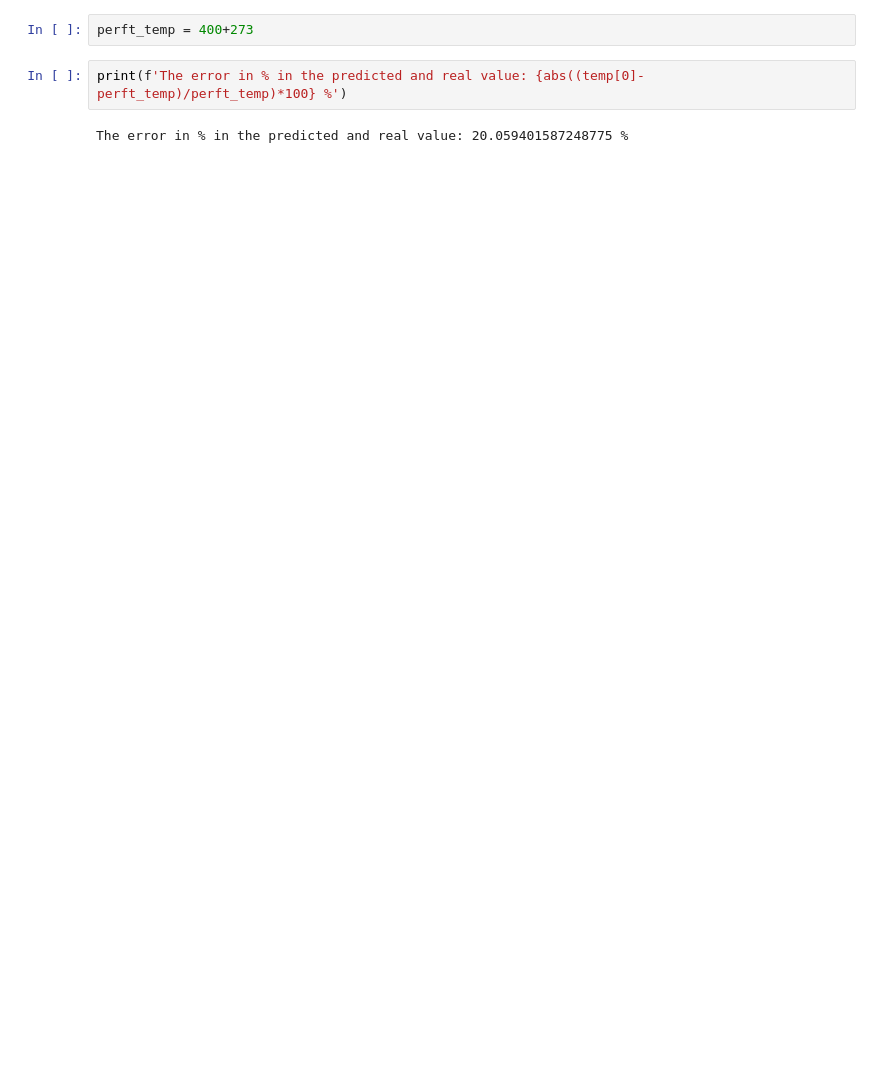
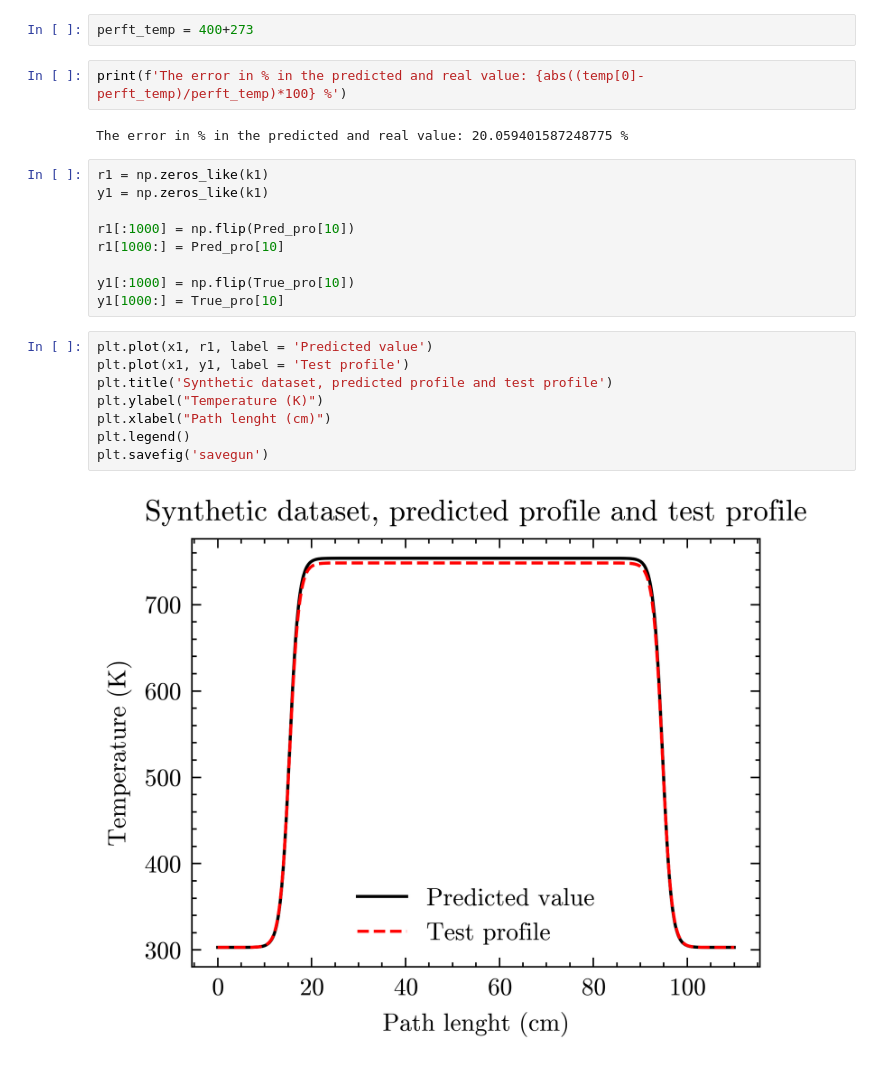
Before and after one commit to CaffineAddic/Flame_dianostics-temperature_profile_estimation_using_ML, a Jupyter notebook: FINAL_VISUAL/FINAL_DEATH/Testing_accu_ICM_noisy.ipynb, the cells around one changed output. Drawn from its saved outputs; the diff is of its cells as text; blank space fills up the shorter version.

```diff
--- a/FINAL_VISUAL/FINAL_DEATH/Testing_accu_ICM_noisy.ipynb
+++ b/FINAL_VISUAL/FINAL_DEATH/Testing_accu_ICM_noisy.ipynb
@@ -152,3 +175,22 @@ perft_temp = 400+273
 print(f'The error in % in the predicted and real value: {abs((temp[0]-perft_temp)/perft_temp)*100} %')
 # %% [output]
 The error in % in the predicted and real value: 20.059401587248775 %
+# %%
+r1 = np.zeros_like(k1)
+y1 = np.zeros_like(k1)
+
+r1[:1000] = np.flip(Pred_pro[10])
+r1[1000:] = Pred_pro[10]
+
+y1[:1000] = np.flip(True_pro[10])
+y1[1000:] = True_pro[10]
+# %%
+plt.plot(x1, r1, label = 'Predicted value')
+plt.plot(x1, y1, label = 'Test profile')
+plt.title('Synthetic dataset, predicted profile and test profile')
+plt.ylabel("Temperature (K)")
+plt.xlabel("Path lenght (cm)")
+plt.legend()
+plt.savefig('savegun')
+# %% [output]
+[figure, added]
```
Also changed, not shown: parts of 8 cells of this notebook, 1 other file.
